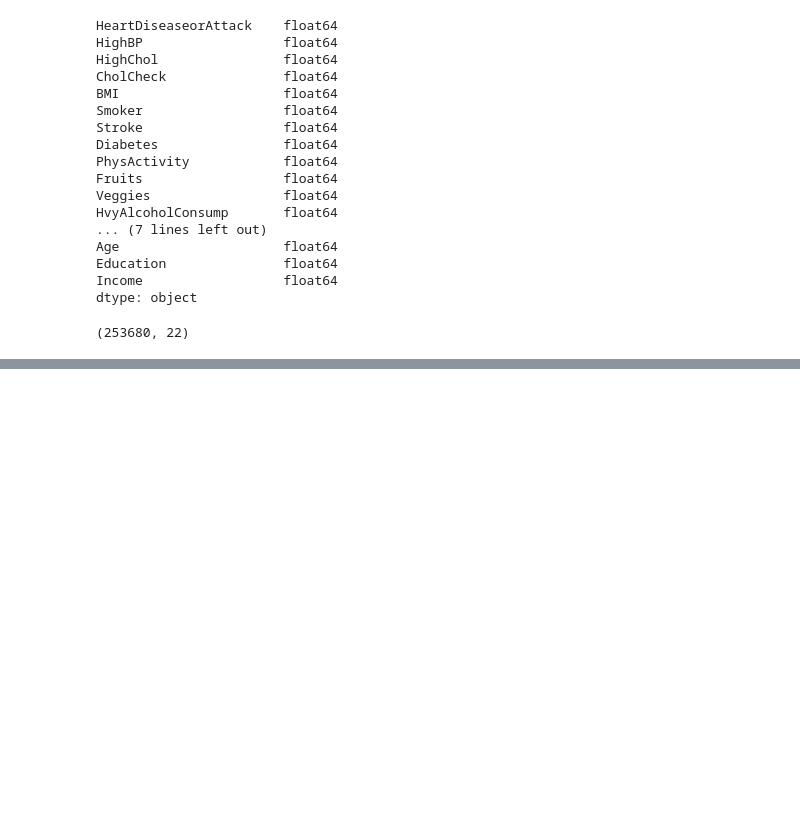
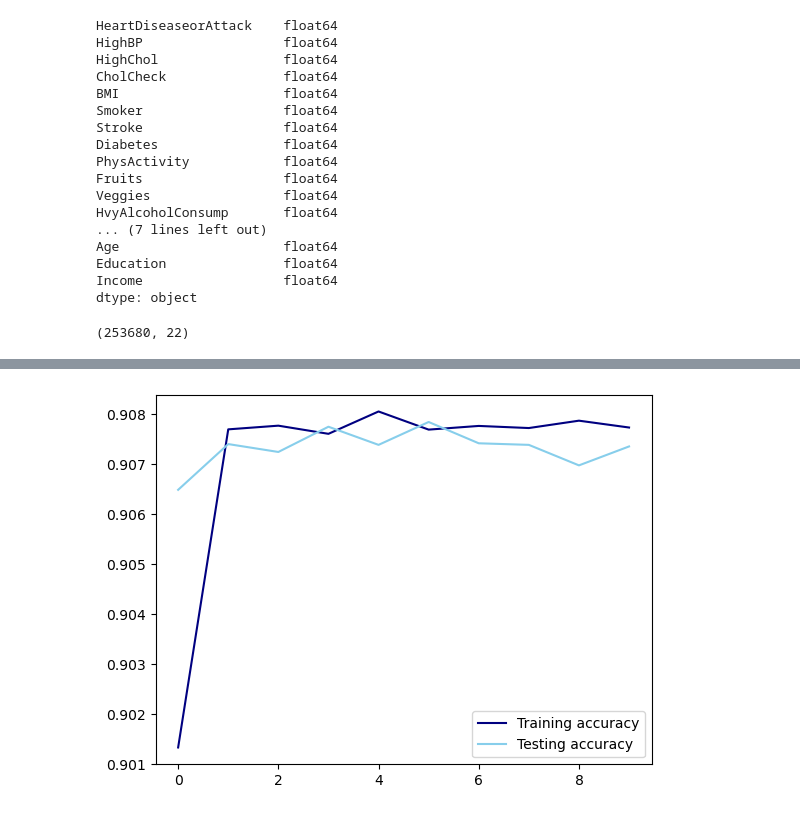
Before and after one commit to ejohnmedina/dsi-project-4, a Jupyter notebook: john-models.ipynb, the cells around one changed output, grey strips where cells are left out. Drawn from its saved outputs; the diff is of its cells as text; code cells hidden in the pictures; blank space fills up the shorter version.

```diff
--- a/john-models.ipynb
+++ b/john-models.ipynb
@@ -380,0 +399,9 @@ plt.legend();
+# %%
+train_loss = history.history['accuracy']
+test_loss = history.history['val_accuracy']
+
+plt.plot(train_loss, label='Training accuracy', color='navy')
+plt.plot(test_loss, label='Testing accuracy', color='skyblue')
+plt.legend();
+# %% [output]
+[figure, added]
```
Also changed, not shown: parts of 13 cells of this notebook.
